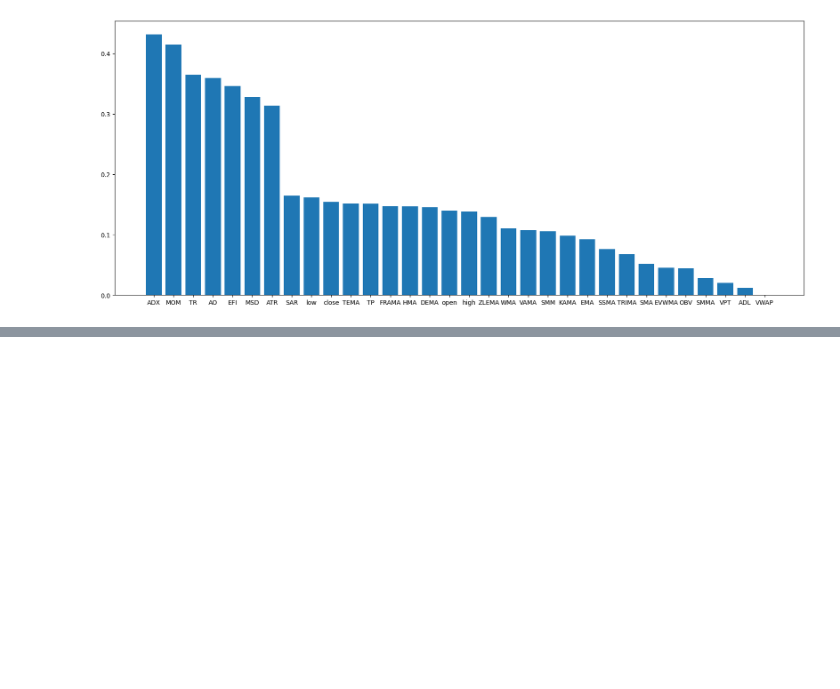
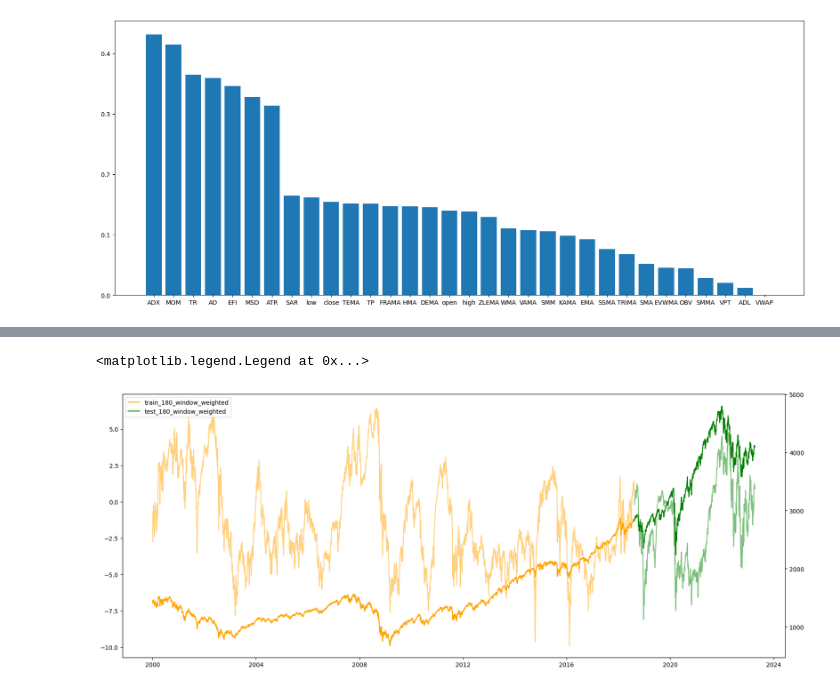
Before and after one commit to krajewskiML/FinDL, a Jupyter notebook: eda.ipynb, the cells around one changed output, grey strips where cells are left out. Drawn from its saved outputs; the diff is of its cells as text; code cells hidden in the pictures; blank space fills up the shorter version.

```diff
--- a/eda.ipynb
+++ b/eda.ipynb
@@ -149,0 +206,14 @@ plt.show()
+# %%
+test_180_window_weighted = pd.read_json('test_180_window_weighted.json')
+# %%
+fig, ax1 = plt.subplots(figsize=(20, 8))
+ax2 = ax1.twinx()
+ax1.plot(train_180_window_weighted['close'], color='orange', alpha=0.5)
+ax1.plot(test_180_window_weighted['close'], color='green', alpha=0.5)
+ax2.plot(train['close'], color='orange')
+ax2.plot(test['close'], color='green')
+plt.legend(['train_180_window_weighted', 'test_180_window_weighted', 'train', 'test'])
+# plt.legend(['test_180_window_weighted', 'test'])
+# %% [output]
+<matplotlib.legend.Legend at 0x...>
+[figure, added]
```
Also changed, not shown: parts of 18 cells of this notebook.
